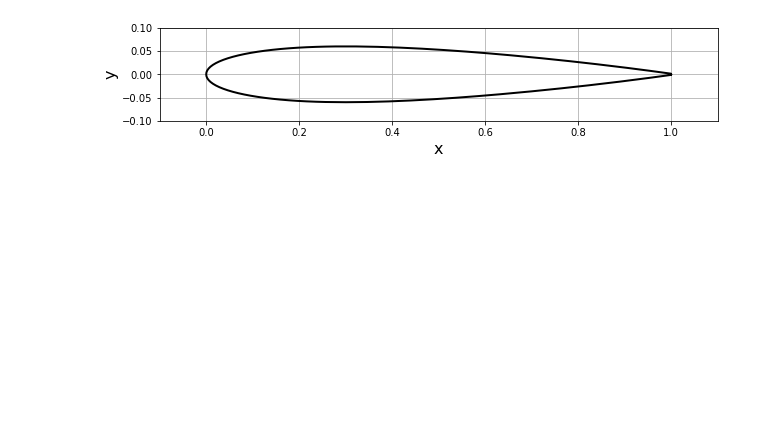
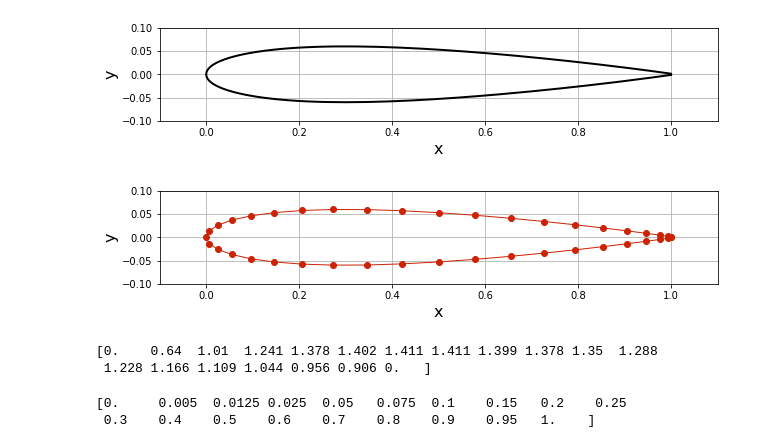
Before and after one commit to ppaulson56/MAE6226, a Jupyter notebook: 10_L10.ipynb, the cells around one changed output. Drawn from its saved outputs; the diff is of its cells as text; code cells hidden in the pictures; blank space fills up the shorter version.

Commit message:
finished lesson on source panel method

```diff
--- a/10_L10.ipynb
+++ b/10_L10.ipynb
@@ -55,4 +55,33 @@ def define_panels(x, y, N=40):
     I = 0
     for i in range(N):
         while I < len(x) - 1:
-            if (x[I] <= x_ends[i] <= x[I + 1]) or
+            if (x[I] <= x_ends[i] <= x[I + 1]) or (x[I+1] <= x_ends[i] <= x[I]):
+                break
+            else:
+                I += 1
+        a = (y[I+1] - y[I]) / (x[I+1] - x[I])
+        b = y[I+1] - a * x[I + 1]
+        y_ends[i] = a * x_ends[i] + b
+    y_ends[N] = y_ends[0]
+
+    panels = np.empty(N, dtype=object)
+    for i in range(N):
+        panels[i] = Panel(x_ends[i], y_ends[i], x_ends[i+1], y_ends[i+1])
+
+    return panels
+# %%
+N = 40
+panels = define_panels(x, y, N)
+width = 10
+py.figure(figsize=(width, width))
+py.grid()
+py.xlabel('x', fontsize=16)
+py.ylabel('y', fontsize=16)
+py.plot(np.append([panel.xa for panel in panels], panels[0].xa),
+            np.append([panel.ya for panel in panels], panels[0].ya),
+            linestyle='-', linewidth=1, marker='o', markersize=6, color='#CD2305')
+py.axis('scaled', adjustable='box')
+py.xlim(-0.1, 1.1)
+py.ylim(-0.1, 0.1);
+# %% [output]
+[figure, added]
@@ -58,0 +163,16 @@ def define_panels(x, y, N=40):
+# %%
+voverVsquared=np.array([0.0, 0.64, 1.01, 1.241, 1.378, 1.402, 1.411, 1.411,
+                           1.399, 1.378, 1.35, 1.288, 1.228, 1.166, 1.109, 1.044,
+                           0.956, 0.906, 0.0])
+print(voverVsquared)
+# %% [output]
+[0.    0.64  1.01  1.241 1.378 1.402 1.411 1.411 1.399 1.378 1.35  1.288
+ 1.228 1.166 1.109 1.044 0.956 0.906 0.   ]
+# %%
+xtheo=np.array([0.0, 0.5, 1.25, 2.5, 5.0, 7.5, 10.0, 15.0, 20.0, 25.0, 30.0,
+                   40.0, 50.0, 60.0, 70.0, 80.0, 90.0, 95.0, 100.0])
+xtheo /= 100
+print(xtheo)
+# %% [output]
+[0.     0.005  0.0125 0.025  0.05   0.075  0.1    0.15   0.2    0.25
+ 0.3    0.4    0.5    0.6    0.7    0.8    0.9    0.95   1.    ]
```
Also changed, not shown: parts of 16 cells of this notebook.
